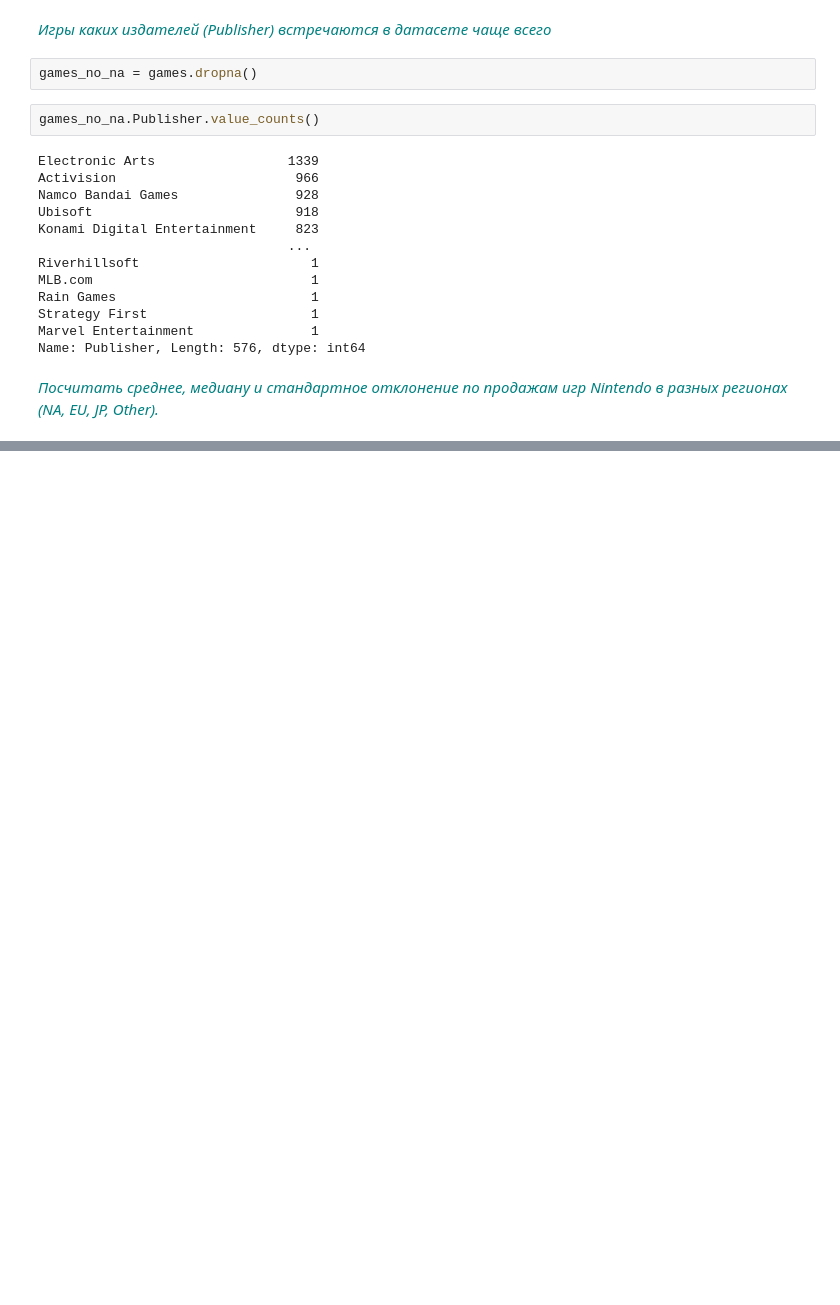
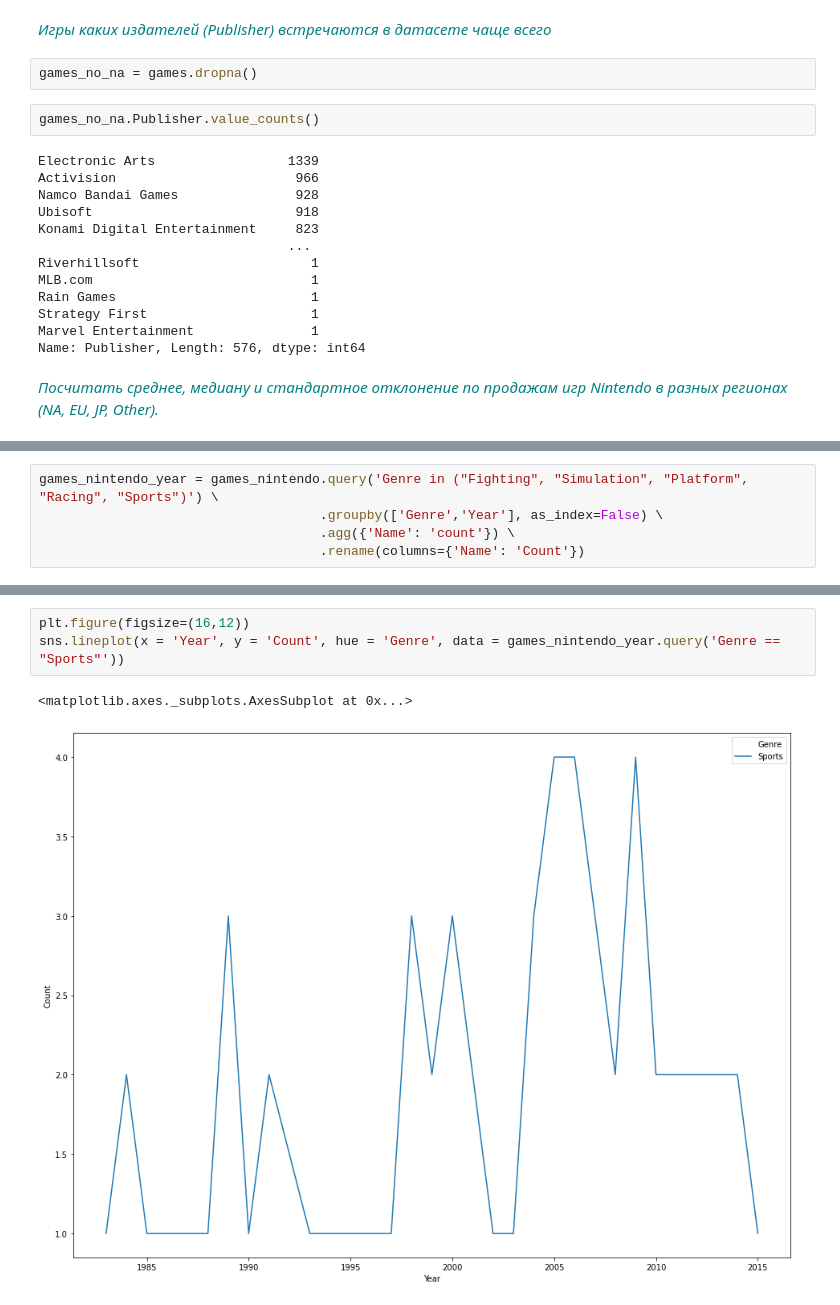
Before and after one commit to bkuspayev/python_repo, a Jupyter notebook: statistics/project_videogames/videogames_analysis.ipynb, the cells around one changed output, grey strips where cells are left out. Saved outputs shown, nothing was run; the diff lists cells and outputs as text; blank space fills up the shorter version.

```diff
--- a/statistics/project_videogames/videogames_analysis.ipynb
+++ b/statistics/project_videogames/videogames_analysis.ipynb
@@ -130,0 +158,5 @@ Name: Publisher, Length: 576, dtype: int64
+# %%
+games_nintendo_year = games_nintendo.query('Genre in ("Fighting", "Simulation", "Platform", "Racing", "Sports")') \
+                                    .groupby(['Genre','Year'], as_index=False) \
+                                    .agg({'Name': 'count'}) \
+                                    .rename(columns={'Name': 'Count'})
@@ -130,0 +172,6 @@ Name: Publisher, Length: 576, dtype: int64
+# %%
+plt.figure(figsize=(16,12))
+sns.lineplot(x = 'Year', y = 'Count', hue = 'Genre', data = games_nintendo_year.query('Genre == "Sports"'))
+# %% [output]
+<matplotlib.axes._subplots.AxesSubplot at 0x...>
+[figure, added]
```
Also changed, not shown: parts of 6 cells of this notebook.
